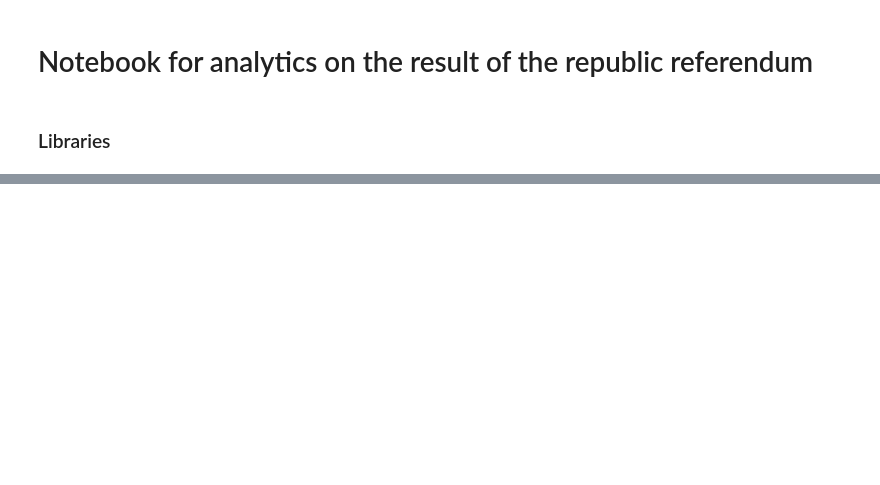
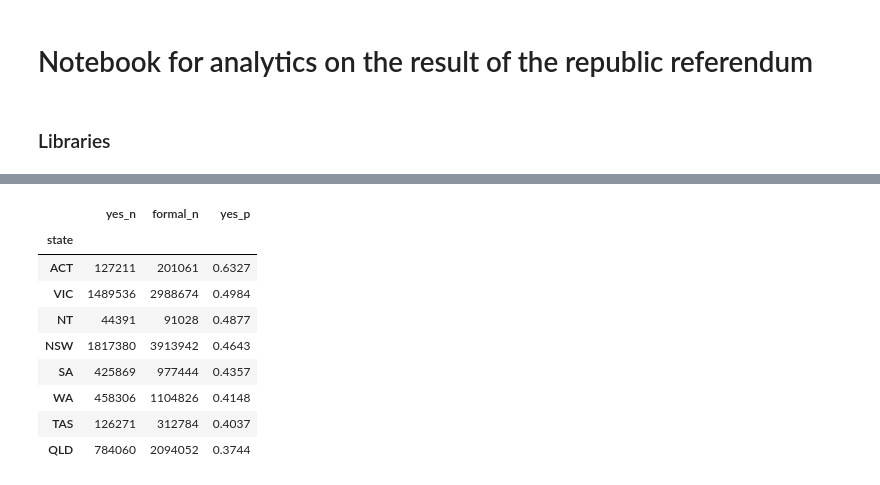
Before and after one commit to jaketclarke/australian_referenda, a Jupyter notebook: republic_referendum_analytics.ipynb, the cells around one changed output, grey strips where cells are left out. Saved outputs shown, nothing was run; the diff lists cells and outputs as text; code cells hidden in the pictures; blank space fills up the shorter version.

```diff
--- a/republic_referendum_analytics.ipynb
+++ b/republic_referendum_analytics.ipynb
@@ -32,0 +51,15 @@ display(df_pp.head(3))
+# %%
+r = df_results[['state','yes_n','formal_n']].groupby('state').sum()
+r['yes_p'] = round(r['yes_n']/r['formal_n'],4)
+display(r.sort_values(['yes_p'],ascending=False))
+# %% [output]
+|  | yes_n | formal_n | yes_p |
+| state |  |  |  |
+| ACT | 127211 | 201061 | 0.6327 |
+| VIC | 1489536 | 2988674 | 0.4984 |
+| NT | 44391 | 91028 | 0.4877 |
+| NSW | 1817380 | 3913942 | 0.4643 |
+| SA | 425869 | 977444 | 0.4357 |
+| WA | 458306 | 1104826 | 0.4148 |
+| TAS | 126271 | 312784 | 0.4037 |
+| QLD | 784060 | 2094052 | 0.3744 |
```
Also changed, not shown: parts of 17 cells of this notebook.
